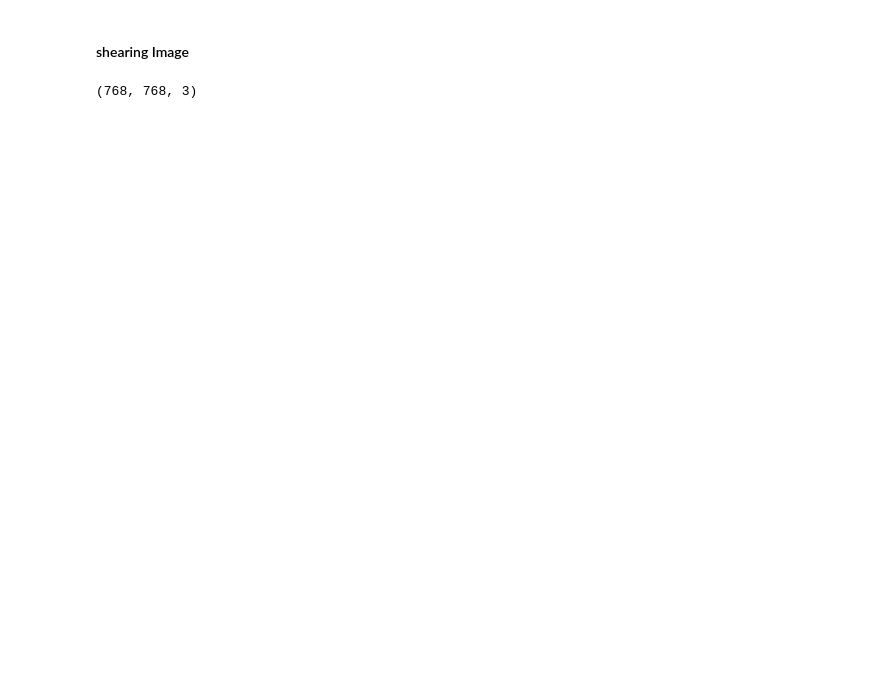
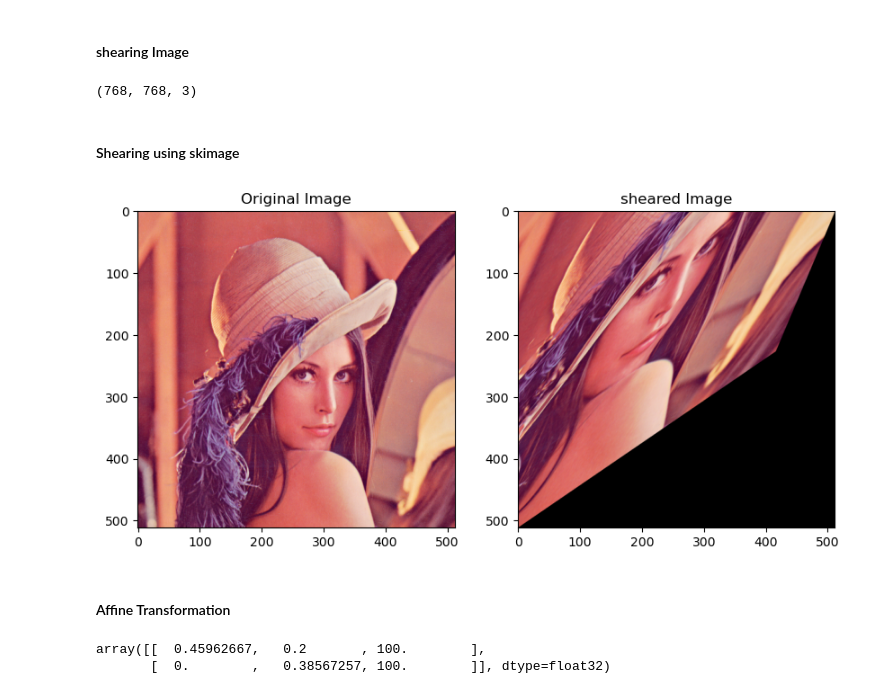
Before and after one commit to ojassannak/computer-vision-CV, a Jupyter notebook: L07 Advanced_Transformation.ipynb, the cells around one changed output. Drawn from its saved outputs; the diff is of its cells as text; code cells hidden in the pictures; blank space fills up the shorter version.

```diff
--- a/L07 Advanced_Transformation.ipynb
+++ b/L07 Advanced_Transformation.ipynb
@@ -31,3 +31,31 @@ cv2.destroyAllWindows()
 sheared_img.shape
 # %% [output]
 (768, 768, 3)
+# %% [markdown]
+<h4>Shearing using skimage</h4>
+# %%
+from skimage import transform
+from skimage import io
+
+img = io.imread('images/lenna.png')
+
+# Define shearing factors
+shear_x = -0.4
+shear_y = -0.6
+
+# create transformation matrix
+tform = transform.AffineTransform(shear = (shear_x, shear_y))
+
+#Apply transformation using warp
+img_sheared = transform.warp(img, tform)
+
+# Display images (using matplotlib)
+import matplotlib.pyplot as plt
+plt.figure(figsize =(10,6))
+plt.subplot(121), plt.imshow(img), plt.title('Original Image')
+plt.subplot(122), plt.imshow(img_sheared), plt.title('sheared Image')
+plt.show()
+# %% [output]
+[figure, added]
+# %% [markdown]
+<h4>Affine Transformation</h4>
@@ -33,0 +110,5 @@ sheared_img.shape
+# %%
+M
+# %% [output]
+array([[  0.45962667,   0.2       , 100.        ],
+       [  0.        ,   0.38567257, 100.        ]], dtype=float32)
```
Also changed, not shown: parts of 10 cells of this notebook, 3 other files.
